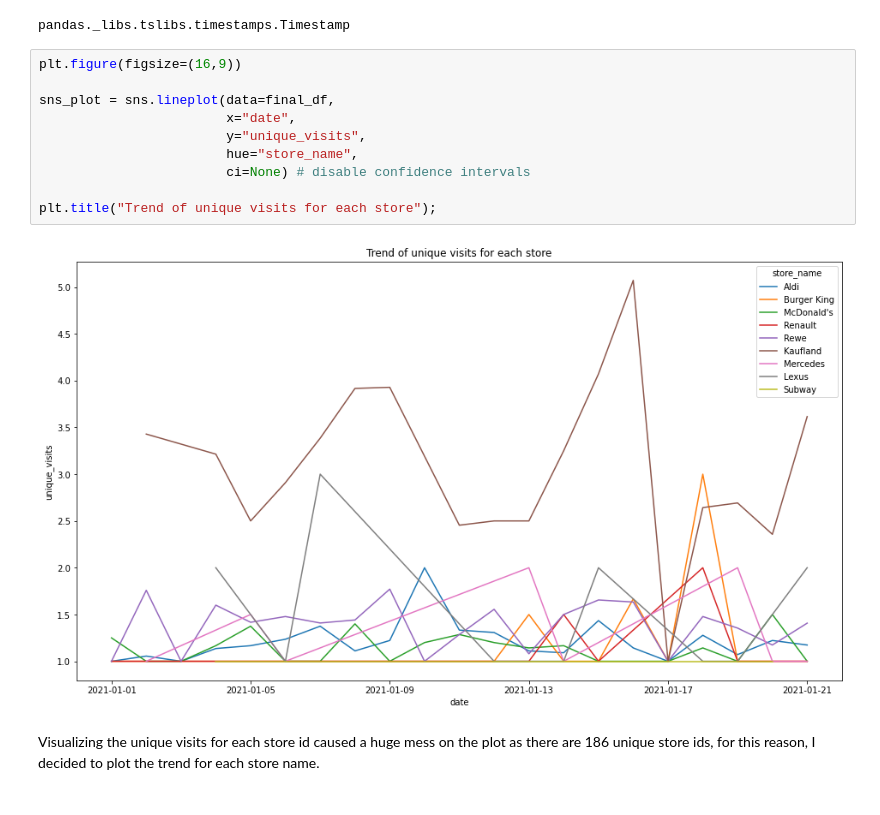
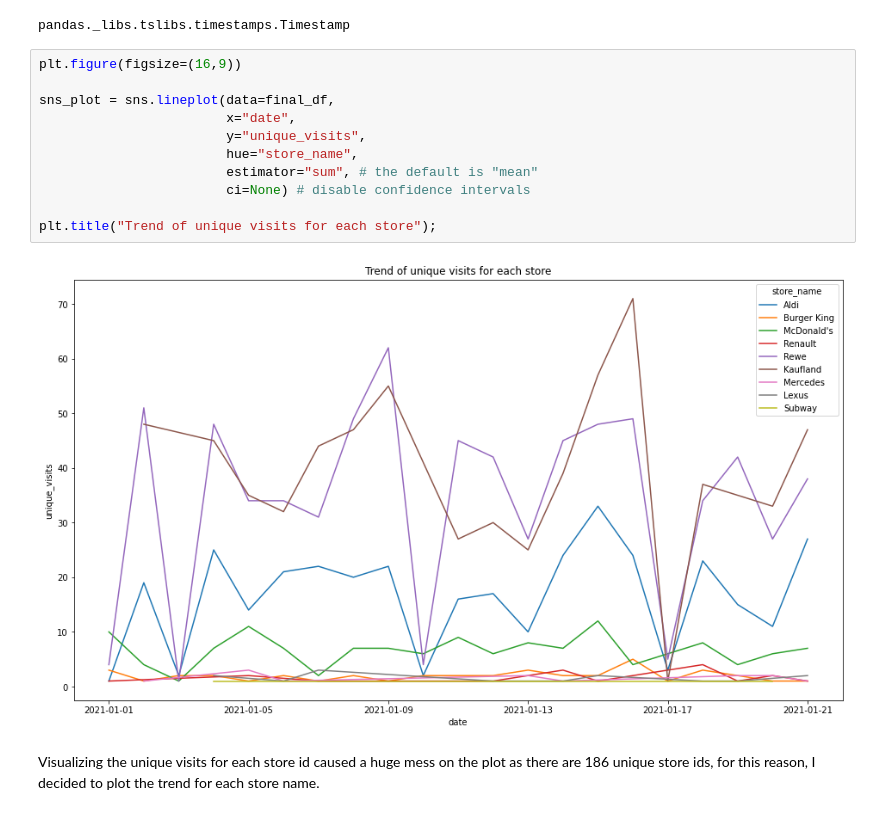
Before and after one commit to robertbozsik/gps-da-adsquare, a Jupyter notebook: notebooks/plot.ipynb, the cells around one changed output. Drawn from its saved outputs; the diff is of its cells as text.

```diff
--- a/notebooks/plot.ipynb
+++ b/notebooks/plot.ipynb
@@ -25,15 +25,16 @@ pandas._libs.tslibs.timestamps.Timestamp
 # %%
 plt.figure(figsize=(16,9))
 
 sns_plot = sns.lineplot(data=final_df,
                         x="date",
                         y="unique_visits",
                         hue="store_name",
+                        estimator="sum", # the default is "mean"
                         ci=None) # disable confidence intervals
 
 plt.title("Trend of unique visits for each store");
 # %% [output]
-[figure, old version]
+[figure, new version]
 # %% [markdown]
 Visualizing the unique visits for each store id caused a huge mess on the plot as there are 186 unique store ids, for this reason, I decided to plot the trend for each store name.
 # %%
```
Also changed, not shown: parts of 16 cells of this notebook, 3 other files.
